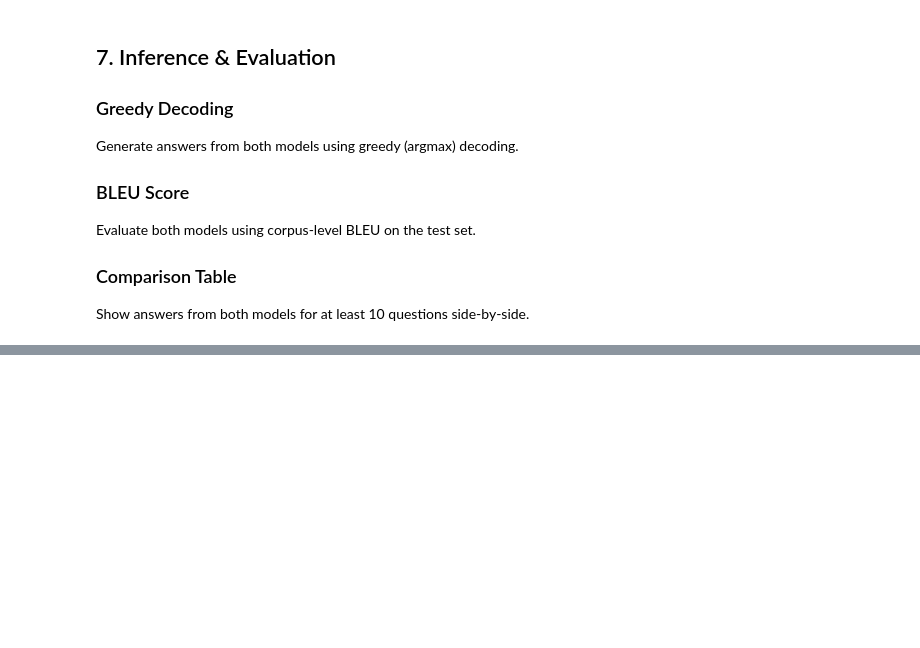
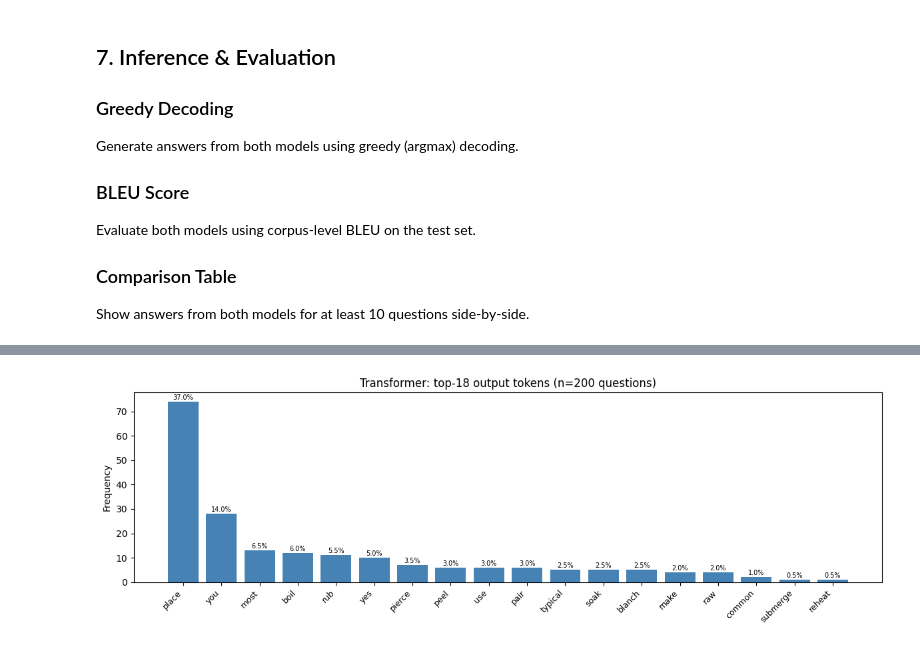
Before and after one commit to Theobourne/GenAILab2Task2, a Jupyter notebook: chatbot.ipynb, the cells around one changed output, grey strips where cells are left out. Cells and saved outputs as stored; diff of their text form; code cells hidden in the pictures; blank space fills up the shorter version.

Commit message:
Final: decoder noise training, diagnostics, updated conclusions - LSTM BLEU 0.21, Transformer exposure bias documented

```diff
--- a/chatbot.ipynb
+++ b/chatbot.ipynb
@@ -375,7 +643,7 @@ class LSTMSeq2Seq(nn.Module):
 EMB_DIM = 256
 HIDDEN_DIM = 256
 N_LAYERS = 2
-DROPOUT = 0.3
+DROPOUT = 0.1
 
 encoder_lstm = LSTMEncoder(vocab.n_words, EMB_DIM, HIDDEN_DIM, N_LAYERS, DROPOUT)
 decoder_lstm = LSTMDecoder(vocab.n_words, EMB_DIM, HIDDEN_DIM, N_LAYERS, DROPOUT)
@@ -659,0 +1222,78 @@ print("Transformer answer:", greedy_decode_transformer(transformer_model, "how t
+# %%
+
+# ---------------------------------------------------------------------------
+# Diagnostic: Transformer output token-frequency analysis
+# ---------------------------------------------------------------------------
+import collections, math
+
+def _token_freq_diagnostic(model, pairs, vocab, max_samples=200):
+    model.eval()
+    token_counter = collections.Counter()
+    total_tokens = 0
+    single_token_outputs = 0
+    output_lengths = []
+
+    samples = pairs[:max_samples]
+    with torch.no_grad():
+        for question, _ in samples:
+            answer_str = greedy_decode_transformer(model, question, vocab)
+            tokens = answer_str.split()
+            if not tokens:
+                tokens = ['<empty>']
+            token_counter.update(tokens)
+            total_tokens += len(tokens)
+            output_lengths.append(len(tokens))
+            if len(set(tokens)) == 1:
+                single_token_outputs += 1
+
+    print("=" * 55)
+    print(f"Transformer output diagnostic  (n={max_samples} questions)")
+    print("=" * 55)
+    print(f"  Total output tokens        : {total_tokens}")
+    avg_len = sum(output_lengths) / len(output_lengths)
+    print(f"  Avg output length          : {avg_len:.2f} tokens")
+    print(f"  Single-unique-token outputs: {single_token_outputs} / {max_samples} "
+          f"({100*single_token_outputs/max_samples:.1f}%)")
+    unique = len(token_counter)
+    print(f"  Unique output tokens       : {unique}")
+
+    probs = [c / total_tokens for c in token_counter.values()]
+    entropy = -sum(p * math.log2(p) for p in probs if p > 0)
+    print(f"  Output entropy (bits)      : {entropy:.3f}  "
+          f"(max possible = {math.log2(max(unique, 1)):.1f})")
+
+    print("\n  Top-20 most frequent output tokens:")
+    print(f"  {'Token':<18} {'Count':>6}  {'%':>6}")
+    print("  " + "-" * 34)
+    for tok, cnt in token_counter.most_common(20):
+        print(f"  {tok:<18} {cnt:>6}  {100*cnt/total_tokens:>5.1f}%")
+
+    # Sample a few outputs
+    print("\n  Sample outputs (first 5 questions):")
+    for question, ref in samples[:5]:
+        ans = greedy_decode_transformer(model, question, vocab)
+        print(f"  Q: {question[:60]}")
+        print(f"  A: {ans}")
+        print(f"  R: {ref[:60]}")
+        print()
+
+    top_n = min(20, len(token_counter))
+    top_words, top_counts = zip(*token_counter.most_common(top_n))
+    fig, ax = plt.subplots(figsize=(12, 4))
+    bars = ax.bar(range(top_n), top_counts, color='steelblue')
+    ax.set_xticks(range(top_n))
+    ax.set_xticklabels(top_words, rotation=45, ha='right', fontsize=9)
+    ax.set_ylabel("Frequency")
+    ax.set_title(f"Transformer: top-{top_n} output tokens (n={max_samples} questions)")
+    for bar, cnt in zip(bars, top_counts):
+        ax.text(bar.get_x() + bar.get_width()/2, bar.get_height() + 0.3,
+                f"{100*cnt/total_tokens:.1f}%", ha='center', va='bottom', fontsize=7)
+    plt.tight_layout()
+    plt.savefig("transformer_token_freq.png", dpi=100)
+    plt.show()
+    print("Saved: transformer_token_freq.png")
+    return token_counter
+
+print("--- Diagnostic on CURRENT Transformer checkpoint ---")
+tf_token_freq = _token_freq_diagnostic(transformer_model, test_pairs, vocab)
+# %% [output]
@@ -659,0 +1317 @@ print("Transformer answer:", greedy_decode_transformer(transformer_model, "how t
+[figure, added]
```
Also changed, not shown: parts of 15 cells of this notebook, 1 other file.
